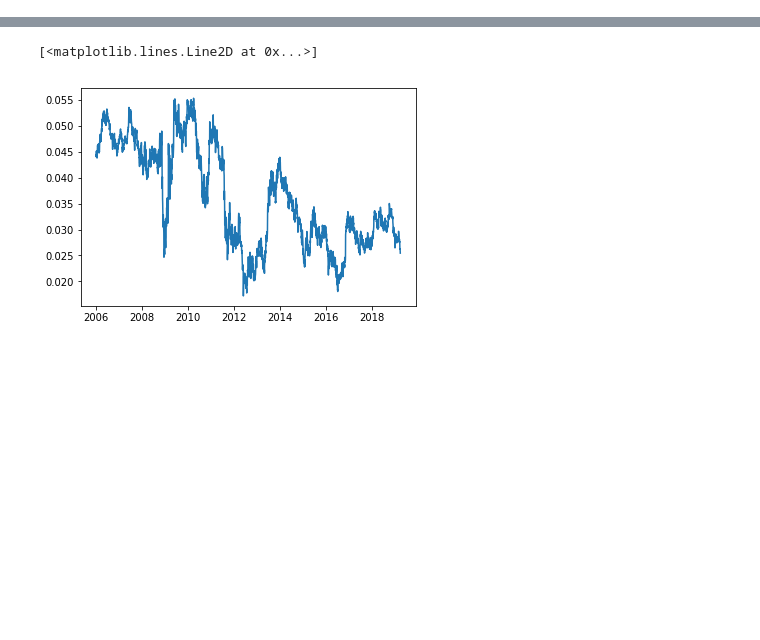
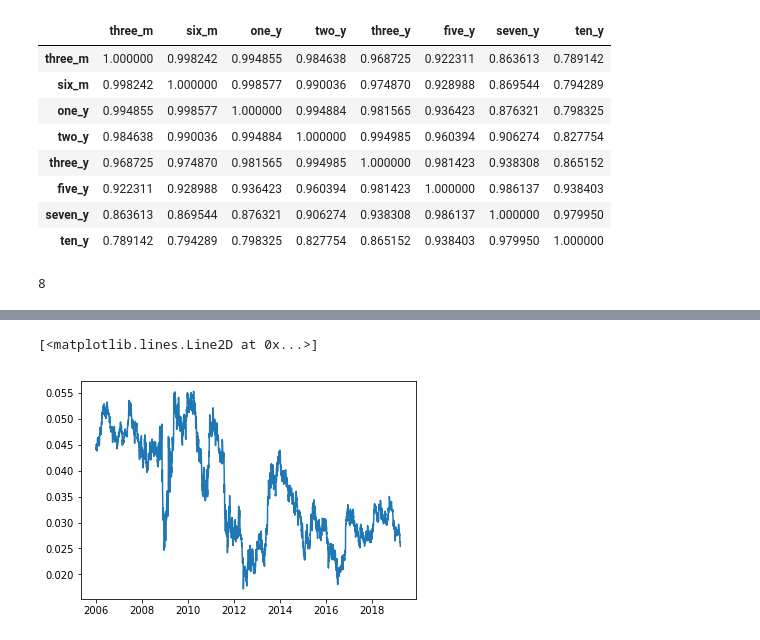
Before and after one commit to davidjsmith44/NLP-Fed-Speeches, a Jupyter notebook: data/Check_zeros_from_ylds.ipynb, the cells around one changed output, grey strips where cells are left out. Cells and saved outputs as stored; diff of their text form; code cells hidden in the pictures; blank space fills up the shorter version.

```diff
--- a/data/Check_zeros_from_ylds.ipynb
+++ b/data/Check_zeros_from_ylds.ipynb
@@ -29,0 +79,17 @@ ylds.head()
+# %%
+ylds.corr()
+# %% [output]
+|  | three_m | six_m | one_y | two_y | three_y | five_y | seven_y | ten_y |
+| three_m | 1.000000 | 0.998242 | 0.994855 | 0.984638 | 0.968725 | 0.922311 | 0.863613 | 0.789142 |
+| six_m | 0.998242 | 1.000000 | 0.998577 | 0.990036 | 0.974870 | 0.928988 | 0.869544 | 0.794289 |
+| one_y | 0.994855 | 0.998577 | 1.000000 | 0.994884 | 0.981565 | 0.936423 | 0.876321 | 0.798325 |
+| two_y | 0.984638 | 0.990036 | 0.994884 | 1.000000 | 0.994985 | 0.960394 | 0.906274 | 0.827754 |
+| three_y | 0.968725 | 0.974870 | 0.981565 | 0.994985 | 1.000000 | 0.981423 | 0.938308 | 0.865152 |
+| five_y | 0.922311 | 0.928988 | 0.936423 | 0.960394 | 0.981423 | 1.000000 | 0.986137 | 0.938403 |
+| seven_y | 0.863613 | 0.869544 | 0.876321 | 0.906274 | 0.938308 | 0.986137 | 1.000000 | 0.979950 |
+| ten_y | 0.789142 | 0.794289 | 0.798325 | 0.827754 | 0.865152 | 0.938403 | 0.979950 | 1.000000 |
+# %%
+# now testing the rank
+np.linalg.matrix_rank(ylds)
+# %% [output]
+8
```
Also changed, not shown: parts of 14 cells of this notebook, 6 other files.
